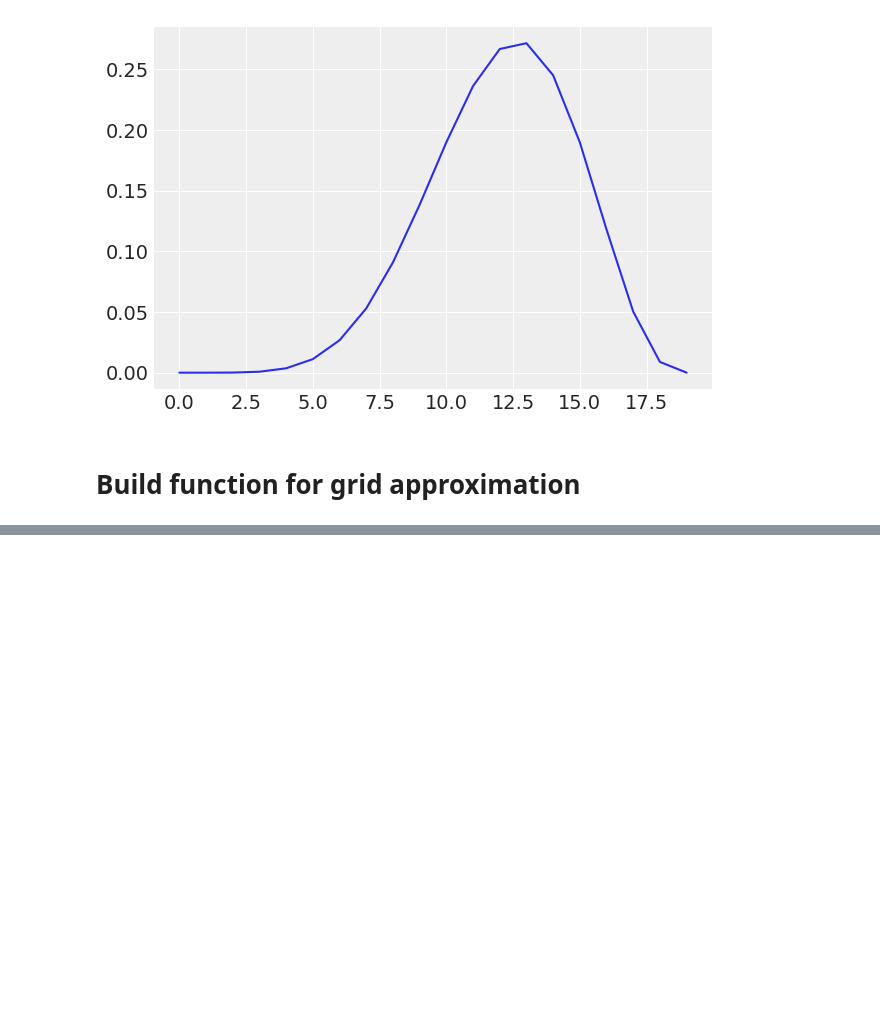
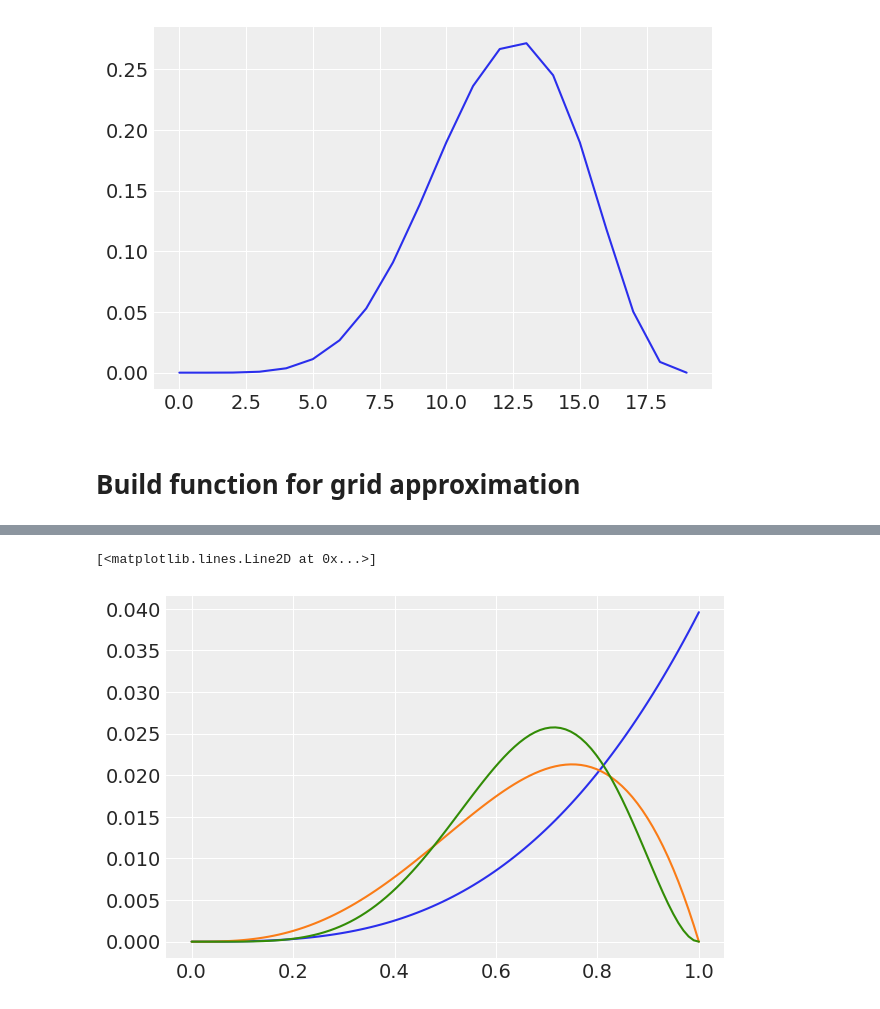
Before and after one commit to Voda88/Statistical-Rethinking, a Jupyter notebook: Exercises.ipynb, the cells around one changed output, grey strips where cells are left out. Drawn from its saved outputs; the diff is of its cells as text; code cells hidden in the pictures; blank space fills up the shorter version.

```diff
--- a/Exercises.ipynb
+++ b/Exercises.ipynb
@@ -58,0 +109,10 @@ az.plot_posterior(fine_posterior, ax=ax[1])
+# %%
+a=binom_grid_approximation(3,3,100,np.repeat(1,100))
+b=binom_grid_approximation(3,4,100,np.repeat(1,100))
+c=binom_grid_approximation(5,7,100,np.repeat(1,100))
+plt.plot(a[0],a[1])
+plt.plot(b[0],b[1])
+plt.plot(c[0],c[1])
+# %% [output]
+[<matplotlib.lines.Line2D at 0x...>]
+[figure, added]
```
Also changed, not shown: parts of 53 cells of this notebook.
